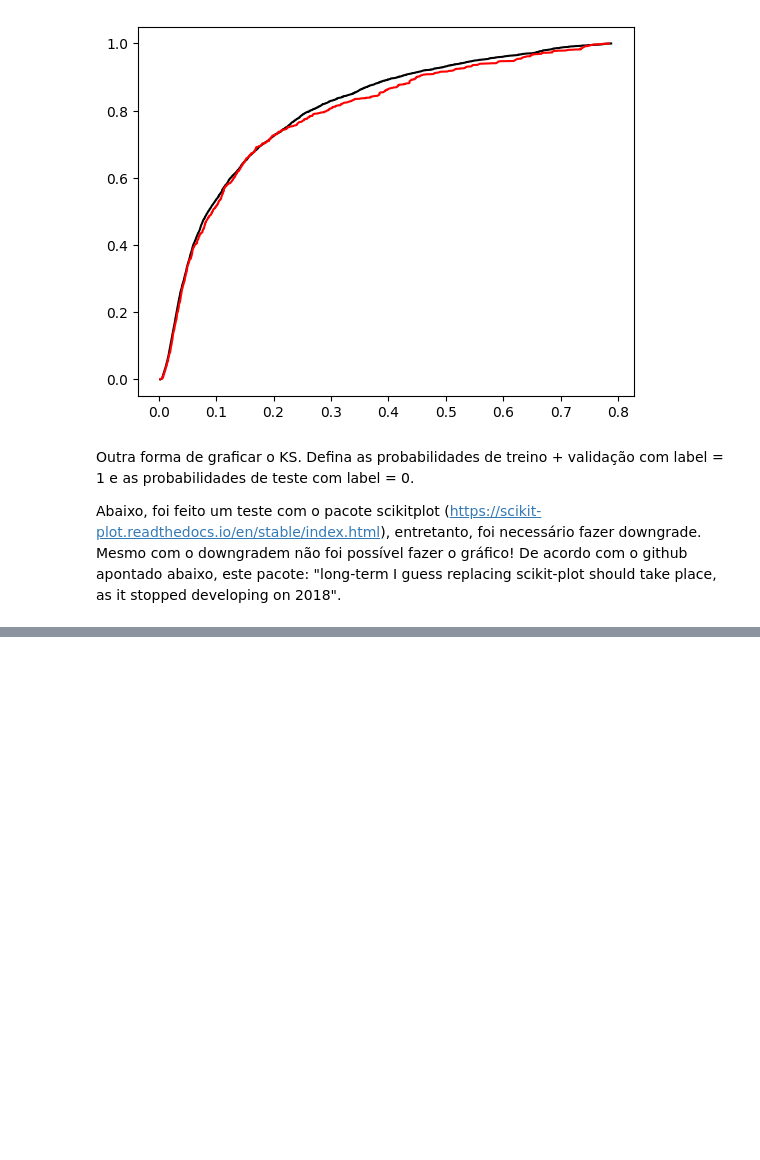
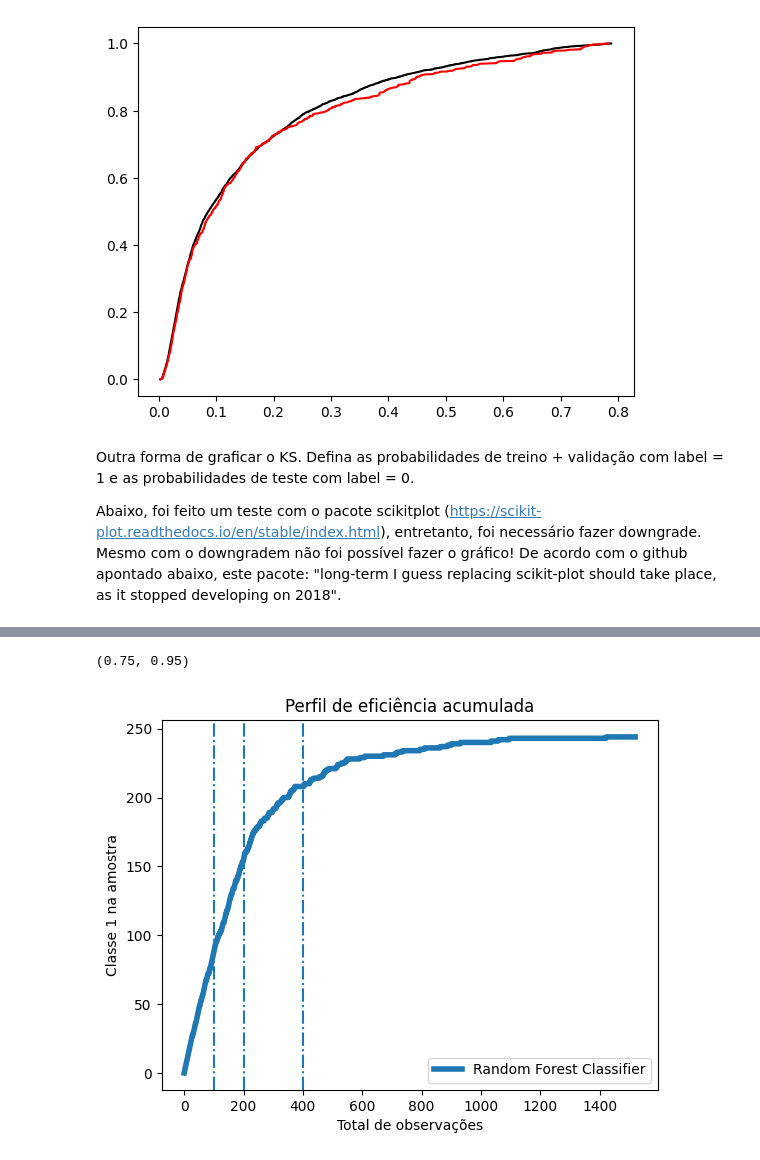
Before and after one commit to HugoCalegari/Estudo_Cartao_Credito, a Jupyter notebook: vCartao_Credito/2.Modelagem/4.Modelos_finais.ipynb, the cells around one changed output, grey strips where cells are left out. Saved outputs shown, nothing was run; the diff lists cells and outputs as text; code cells hidden in the pictures; blank space fills up the shorter version.

Commit message:
[Add] Adição do gráfico de eficiência - CAP

```diff
--- a/vCartao_Credito/2.Modelagem/4.Modelos_finais.ipynb
+++ b/vCartao_Credito/2.Modelagem/4.Modelos_finais.ipynb
@@ -228,0 +241,6 @@ aux.head()
+# %%
+total = len(y_teste)
+probs = clf.predict_proba(X_teste_new)[:,1]
+model_y = [y for _, y in sorted(zip(probs, y_teste), reverse = True)]
+y_values = np.append([0], np.cumsum(model_y))
+x_values = np.arange(0, total + 1)
@@ -228,0 +282,21 @@ aux.head()
+# %%
+150/200, 95/100
+# %% [output]
+(0.75, 0.95)
+# %%
+plt.plot(x_values,
+         y_values,
+         label = 'Random Forest Classifier',
+         linewidth = 4)
+
+plt.axvline(x=100, linestyle='-.')
+plt.axvline(x=200, linestyle='-.')
+plt.axvline(x=400, linestyle='-.')
+
+plt.xlabel('Total de observações')
+plt.ylabel('Classe 1 na amostra')
+plt.title('Perfil de eficiência acumulada')
+plt.legend(loc = 'lower right')
+plt.show()
+# %% [output]
+[figure, added]
```
Also changed, not shown: parts of 12 cells of this notebook.
